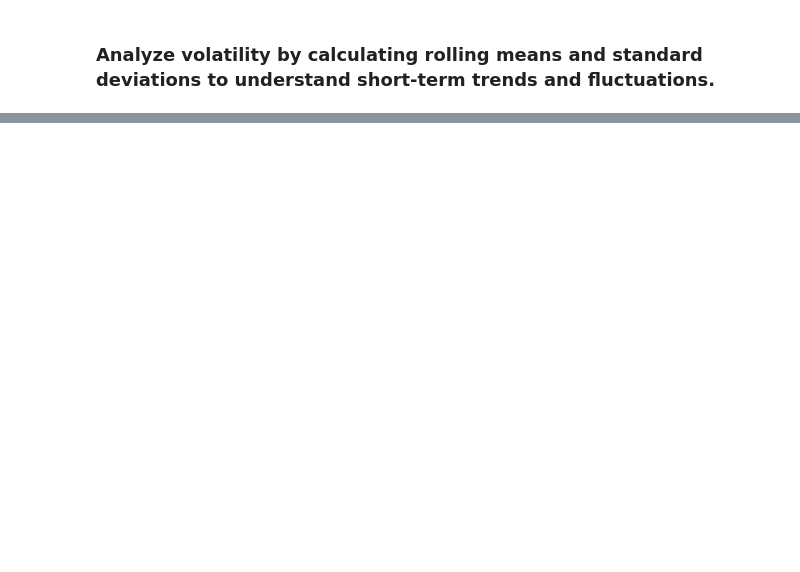
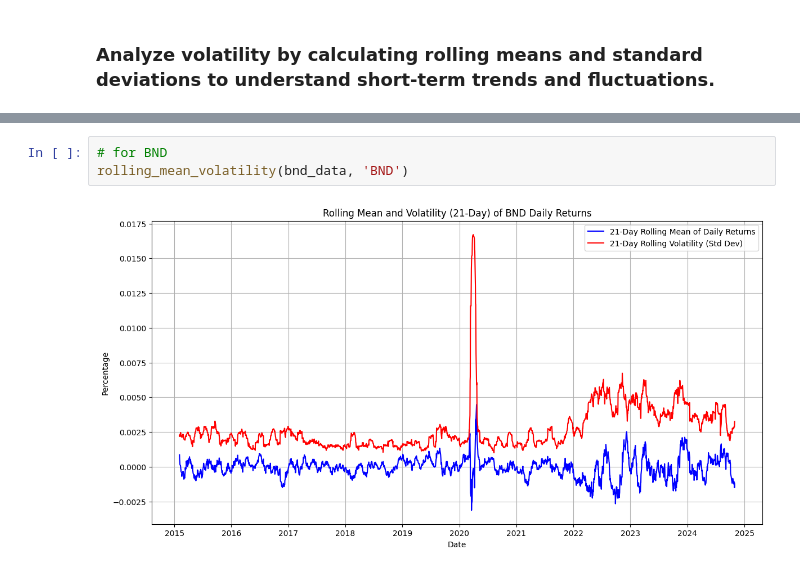
Before and after one commit to hermelawesene/GMF-portfolio-optimization--WEEK11, a Jupyter notebook: notebooks/preprocessing_eda.ipynb, the cells around one changed output, grey strips where cells are left out. Cells and saved outputs as stored; diff of their text form; blank space fills up the shorter version.

```diff
--- a/notebooks/preprocessing_eda.ipynb
+++ b/notebooks/preprocessing_eda.ipynb
@@ -226,0 +139,5 @@ plt.show()
+# %%
+# for BND
+rolling_mean_volatility(bnd_data, 'BND')
+# %% [output]
+[figure, added]
```
Also changed, not shown: parts of 24 cells of this notebook, 1 other file.
